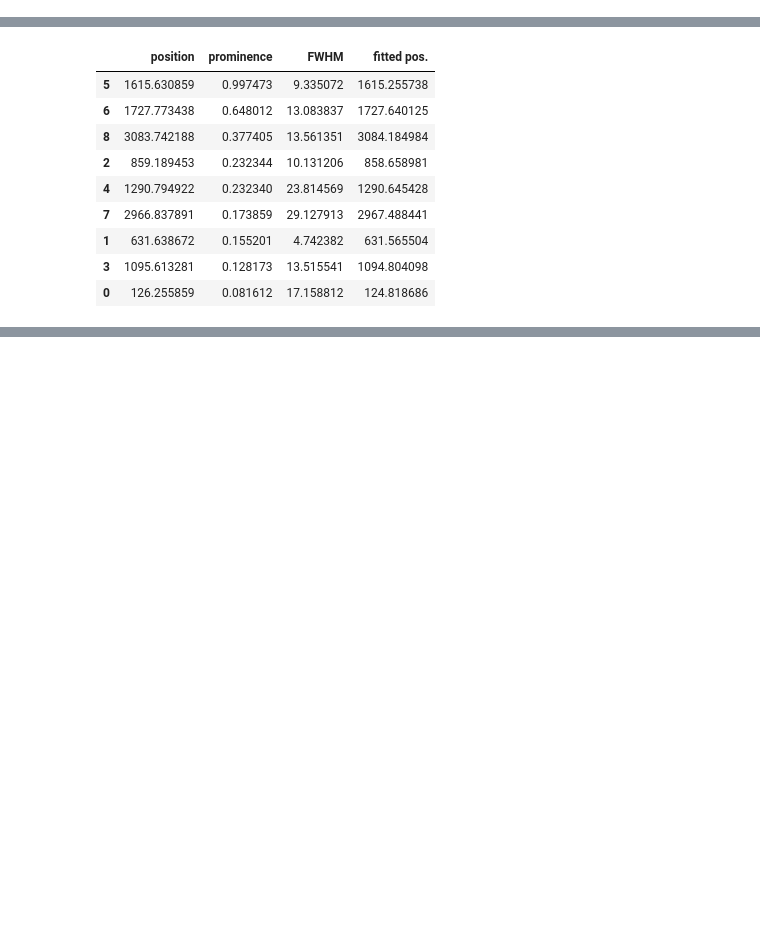
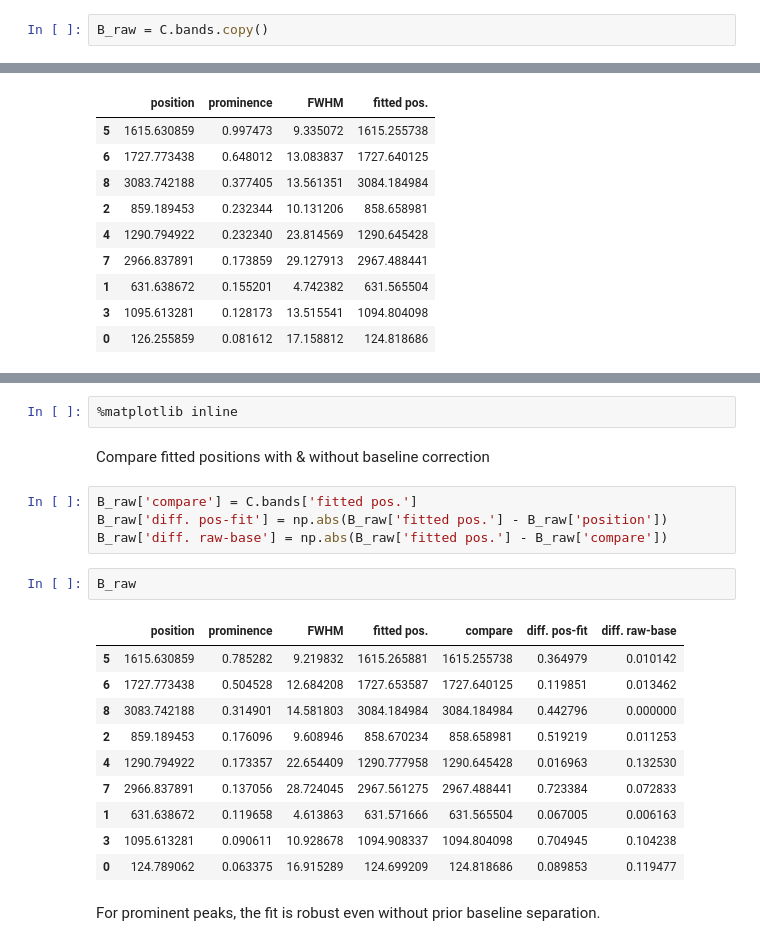
Before and after one commit to h2020charisma/ramanchada, a Jupyter notebook: CHADA peak fit demo.ipynb, the cells around one changed output, grey strips where cells are left out. Saved outputs shown, nothing was run; the diff lists cells and outputs as text; blank space fills up the shorter version.

```diff
--- a/CHADA peak fit demo.ipynb
+++ b/CHADA peak fit demo.ipynb
@@ -71,0 +87,2 @@ Now separate a baseline
+# %%
+B_raw = C.bands.copy()
@@ -114,0 +152,23 @@ C.bands
+# %%
+%matplotlib inline
+# %% [markdown]
+Compare fitted positions with & without baseline correction
+# %%
+B_raw['compare'] = C.bands['fitted pos.']
+B_raw['diff. pos-fit'] = np.abs(B_raw['fitted pos.'] - B_raw['position'])
+B_raw['diff. raw-base'] = np.abs(B_raw['fitted pos.'] - B_raw['compare'])
+# %%
+B_raw
+# %% [output]
+|  | position | prominence | FWHM | fitted pos. | compare | diff. pos-fit | diff. raw-base |
+| 5 | 1615.630859 | 0.785282 | 9.219832 | 1615.265881 | 1615.255738 | 0.364979 | 0.010142 |
+| 6 | 1727.773438 | 0.504528 | 12.684208 | 1727.653587 | 1727.640125 | 0.119851 | 0.013462 |
+| 8 | 3083.742188 | 0.314901 | 14.581803 | 3084.184984 | 3084.184984 | 0.442796 | 0.000000 |
+| 2 | 859.189453 | 0.176096 | 9.608946 | 858.670234 | 858.658981 | 0.519219 | 0.011253 |
+| 4 | 1290.794922 | 0.173357 | 22.654409 | 1290.777958 | 1290.645428 | 0.016963 | 0.132530 |
+| 7 | 2966.837891 | 0.137056 | 28.724045 | 2967.561275 | 2967.488441 | 0.723384 | 0.072833 |
+| 1 | 631.638672 | 0.119658 | 4.613863 | 631.571666 | 631.565504 | 0.067005 | 0.006163 |
+| 3 | 1095.613281 | 0.090611 | 10.928678 | 1094.908337 | 1094.804098 | 0.704945 | 0.104238 |
+| 0 | 124.789062 | 0.063375 | 16.915289 | 124.699209 | 124.818686 | 0.089853 | 0.119477 |
+# %% [markdown]
+For prominent peaks, the fit is robust even without prior baseline separation.
```
Also changed, not shown: parts of 12 cells of this notebook.
